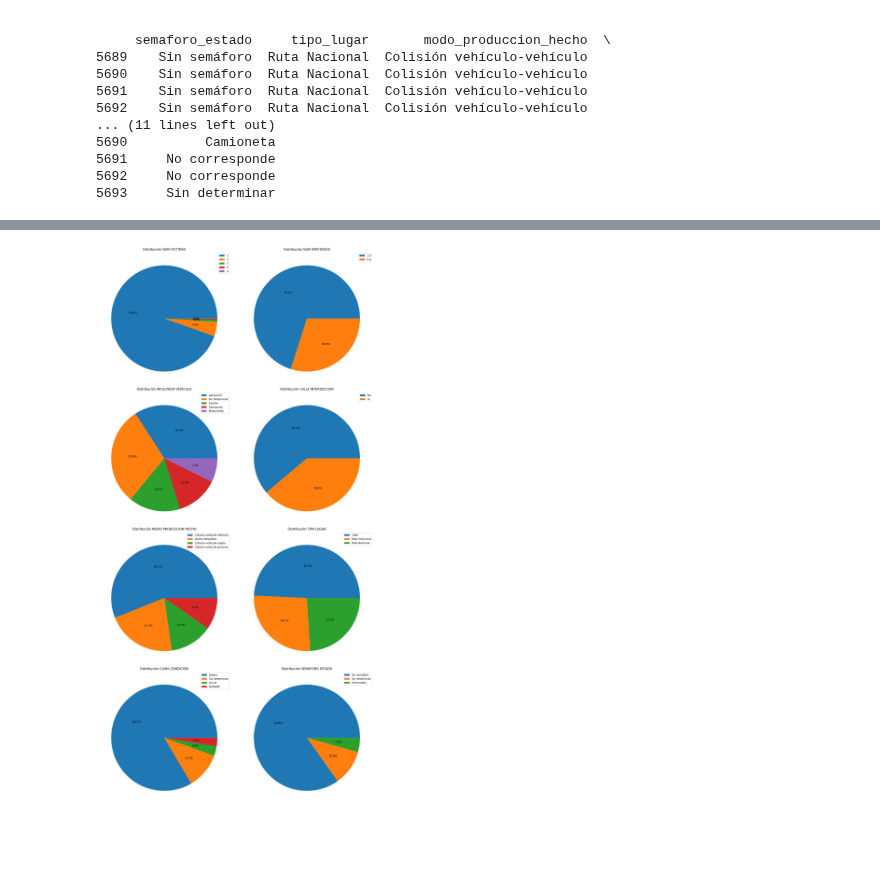
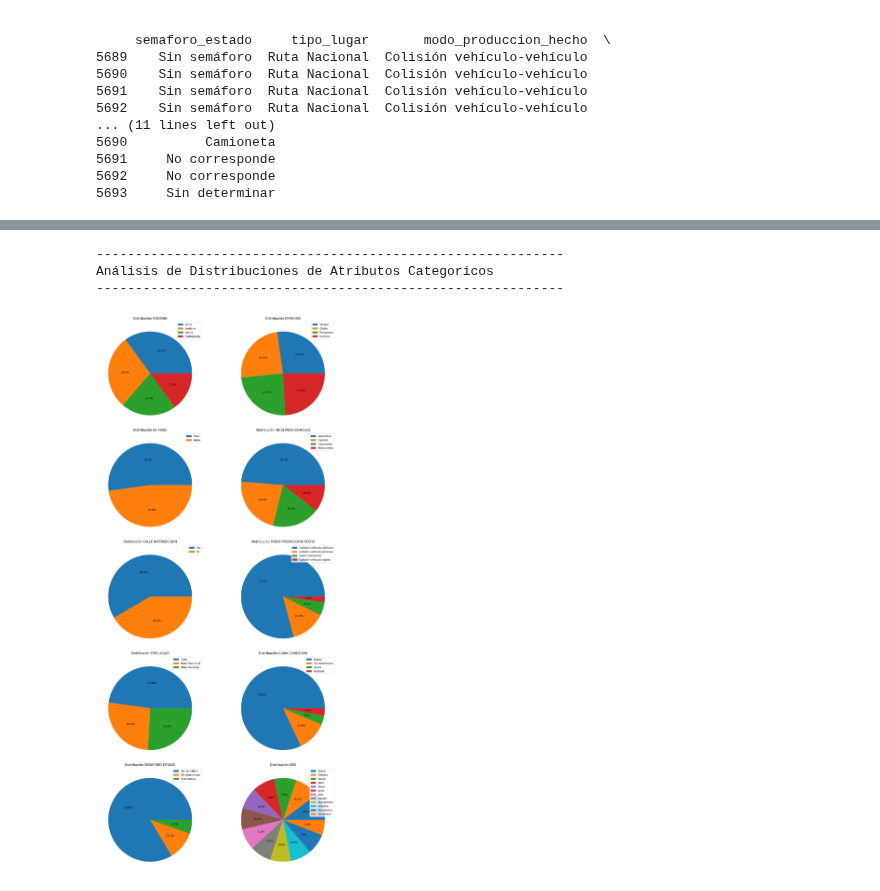
Before and after one commit to DevMaxiRivas/ml-accidentes-transito, a Jupyter notebook: code.ipynb, the cells around one changed output, grey strips where cells are left out. Cells and saved outputs as stored; diff of their text form; code cells hidden in the pictures; blank space fills up the shorter version.

```diff
--- a/code.ipynb
+++ b/code.ipynb
@@ -311,5 +311,5 @@ Name: count, dtype: int64
 # %%
-# Filtramos los que unicamente tienen 1 imputado y los que tienen cierto tipo de vehiculo
+# Filtramos los que unicamente tienen 1 imputado
 ids_accidentes_mas_de_un_imputado = (
     imputados_count[imputados_count["num_imputados"] > 1]["id_hecho"].unique().tolist()
 )
@@ -321,3 +321,8 @@ imputados = df_filtrado[
 
 
 imputados_count = imputados.groupby("id_hecho").size().reset_index(name="num_imputados")
+
+print(imputados_count.head(), imputados_count.shape)
+
+ids_accidentes_validos = imputados["id_hecho"].unique().tolist()
+print("Incidentes Validos luego de filtrar por imputados: " + str(len(ids_accidentes_validos)))
@@ -325,7 +338,7 @@ imputados_count = imputados.groupby("id_hecho").size().reset_index(name="num_imp
 # Primero filtramos solo las víctimas
 victimas = df_filtrado[
     (df_filtrado["tipo_persona"] == "Víctima")
-    & (~df_filtrado["id_hecho"].isin(ids_accidentes_mas_de_un_imputado))
+    & (df_filtrado["id_hecho"].isin(ids_accidentes_validos))
 ].copy()
 
 # Conteo total de víctimas por accidente
@@ -357,24 +370,23 @@ print(victimas_count.head(), "\n" ,victimas_count.shape)
 # %%
 # Merger de imputados y victimas
 accidente_vars = accidente_vars[
-    (~accidente_vars["id_hecho"].isin(ids_accidentes_mas_de_un_imputado))
-    & (~accidente_vars["id_hecho"].isin(ids_accidentes_tipo_vehiculo_no_permitido))
+    (accidente_vars["id_hecho"].isin(ids_accidentes_validos))
 ]
 
 accidente_vars = accidente_vars.merge(
     imputados[["id_hecho", "inculpado_vehiculo"]], on="id_hecho", how="left"
 ).fillna({"inculpado_vehiculo": "Sin Determinar"})
 
-accidente_vars = accidente_vars.merge(
-    imputados_count, on="id_hecho", how="left"
-).fillna({"num_imputados": 0})
+# accidente_vars = accidente_vars.merge(
+#     imputados_count, on="id_hecho", how="left"
+# ).fillna({"num_imputados": 0})
 
 accidente_vars = accidente_vars.merge(
     victimas_count, on="id_hecho", how="left"
 ).fillna({"num_victimas": 0})
 
 accidente_vars["total_involucrados"] = (
-    accidente_vars["num_imputados"] + accidente_vars["num_victimas"]
+    accidente_vars["num_victimas"] + 1 # 1 Imputado
 )
 # %%
 print(accidente_vars.head(), accidente_vars.shape)
@@ -402,7 +436,8 @@ print(accidente_vars.head(), accidente_vars.shape)
 # %%
 import matplotlib.pyplot as plt
 
-def mostrarGraficos(df, data, rows, columns, figsize=(16, 10)):
+def mostrarGraficosTorta(df, data, columns = 2, figsize=(16, 10)):
+    rows = int((len(data) / columns) + (len(data) % 2))
     fig, axs = plt.subplots(rows, columns, figsize=figsize)
     for i in range(rows):
         for j in range(columns):
@@ -426,33 +461,37 @@ def mostrarGraficos(df, data, rows, columns, figsize=(16, 10)):
 # %%
 data = [
     {
         "name": "mes",
         "labels": [
             "Enero",
             "Febrero",
             "Marzo",
             "Abril",
             "Mayo",
             "Junio",
             "Julio",
             "Agosto",
             "Septiembre",
             "Octubre",
             "Noviembre",
             "Diciembre",
         ],
-    },
-    {"name": "semaforo_estado"},
-    {"name": "clima_condicion"},
-    {"name": "tipo_lugar"},
-    {"name": "modo_produccion_hecho"},
-    {"name": "calle_interseccion"},
-    {"name": "inculpado_vehiculo"},
-    {"name": "num_imputados"},
-    {"name": "num_victimas"},
+    }
 ]
 
-mostrarGraficos(accidente_vars, data, 4, 2, (16,30))
+column_con_labels = []
+for column in data:
+    column_con_labels.append(column["name"])
+
+for variable in variables_categoricas:
+    if variable not in column_con_labels:
+        data.append({"name": variable})
+
+printTitle("Análisis de Distribuciones de Atributos Categoricos")
+mostrarGraficosTorta(df=accidente_vars, data=data, figsize=(16,30))
 # %% [output]
+------------------------------------------------------------
+Análisis de Distribuciones de Atributos Categoricos
+------------------------------------------------------------
-[figure, old version]
+[figure, new version]
 # %%
```
Also changed, not shown: parts of 28 cells of this notebook, 1 other file.
